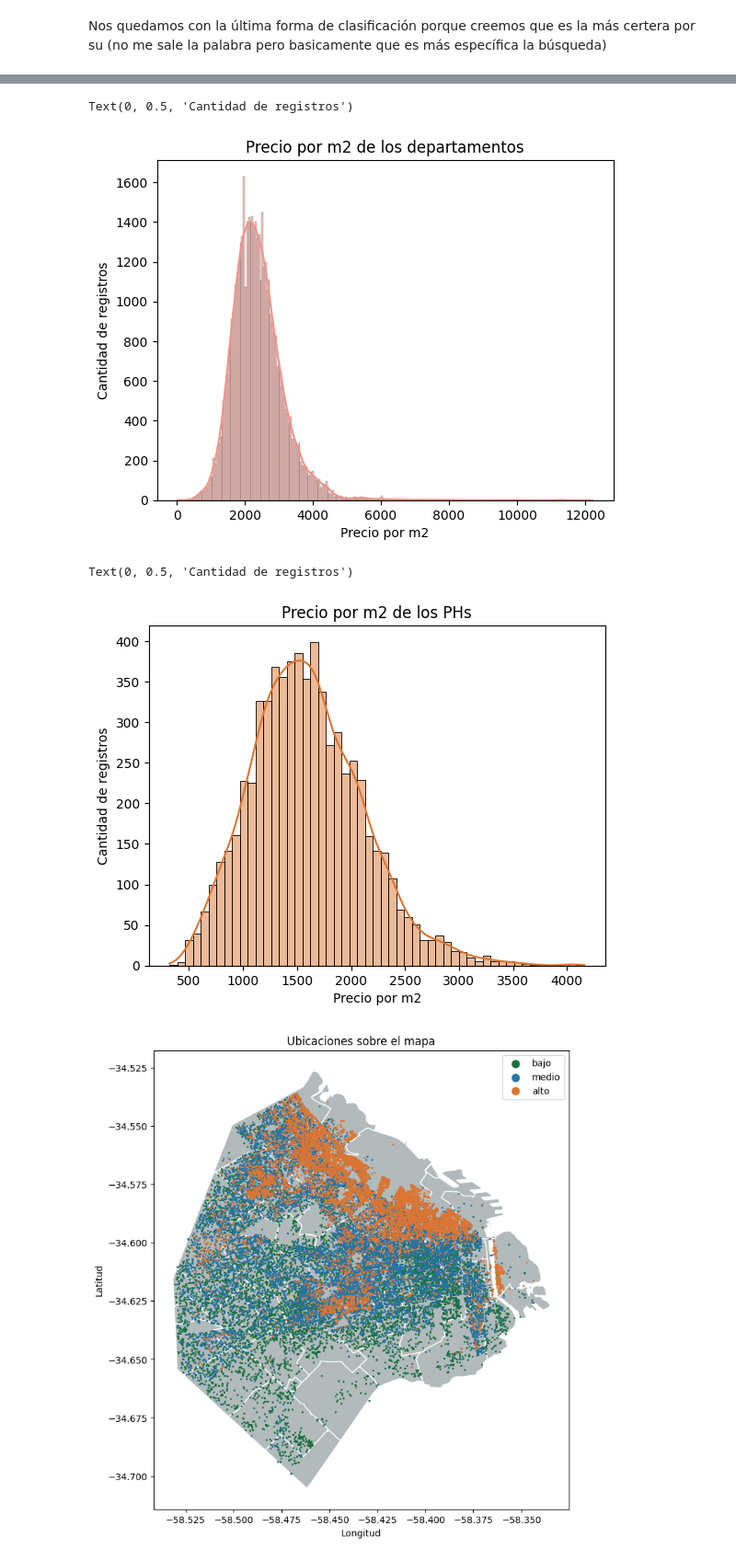
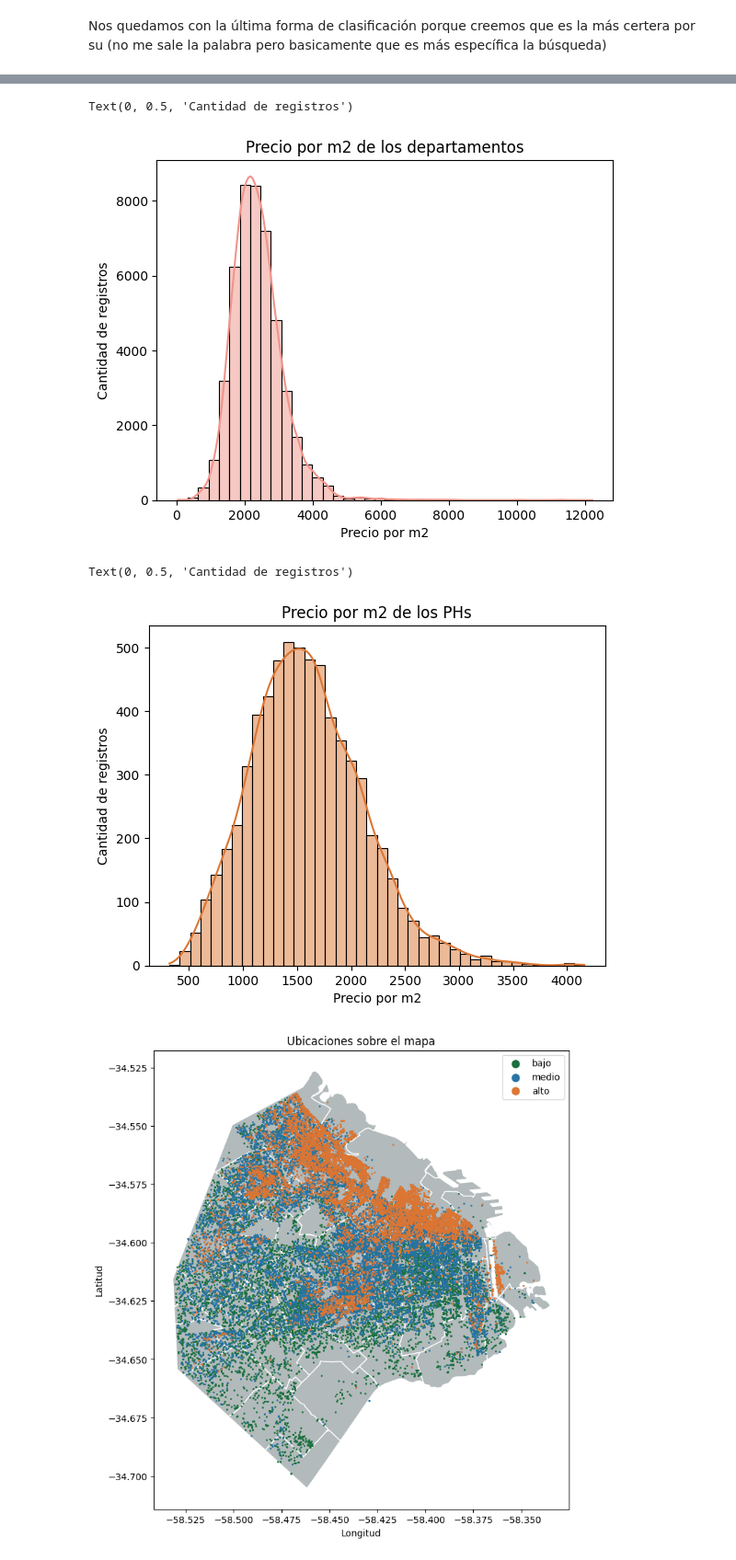
Before and after one commit to Taielmolina01/7506R-1C2024-GRUPO01, a Jupyter notebook: TP1/7606R_TP1_GRUPO01_ENTREGA_N2.ipynb, the cells around one changed output, grey strips where cells are left out. Shown at 92% size. Cells and saved outputs as stored; diff of their text form; code cells hidden in the pictures.

```diff
--- a/TP1/7606R_TP1_GRUPO01_ENTREGA_N2.ipynb
+++ b/TP1/7606R_TP1_GRUPO01_ENTREGA_N2.ipynb
@@ -383,19 +383,19 @@ Text(0, 0.5, 'Cantidad de registros')
 # %%
-sns.histplot(df_train[df_train["Departamento"] == 1]["total_m2_price"], kde=True, color=CORAL)
+sns.histplot(df_train[df_train["Departamento"] == 1]["total_m2_price"], kde=True, color=CORAL, bins=40)
 plt.title("Precio por m2 de los departamentos")
 plt.xlabel("Precio por m2")
 plt.ylabel("Cantidad de registros")
 # %% [output]
 Text(0, 0.5, 'Cantidad de registros')
-[figure, old version]
+[figure, new version]
 # %%
-sns.histplot(df_train[df_train["PH"] == 1]["total_m2_price"], kde=True, color=NARANJA)
+sns.histplot(df_train[df_train["PH"] == 1]["total_m2_price"], kde=True, color=NARANJA, bins=40)
 plt.title("Precio por m2 de los PHs")
 plt.xlabel("Precio por m2")
 plt.ylabel("Cantidad de registros")
 # %% [output]
 Text(0, 0.5, 'Cantidad de registros')
-[figure, old version]
+[figure, new version]
 # %%
 barrios_caba = gpd.read_file("barrios.geojson")
 p = gpd.GeoSeries(barrios_caba.geometry)
```
Also changed, not shown: parts of 9 cells of this notebook.
